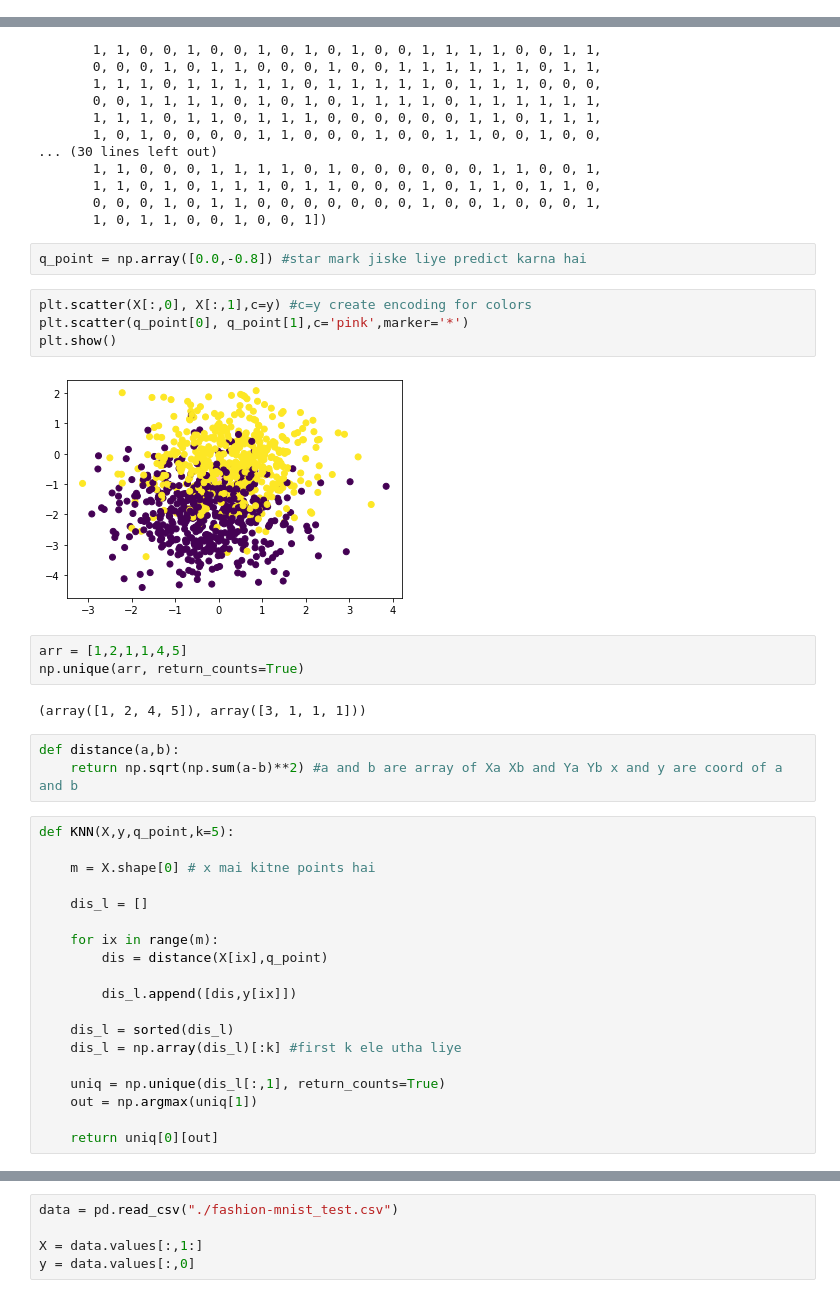
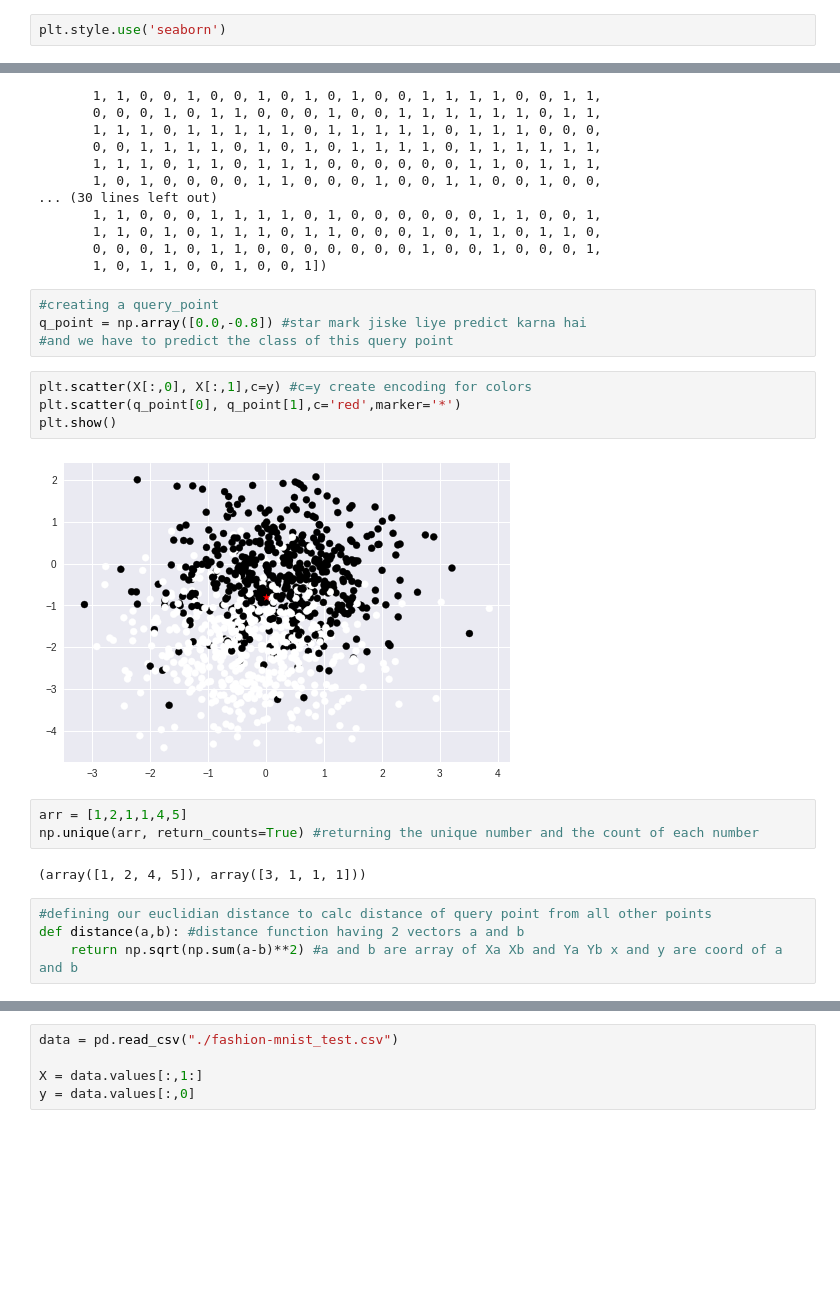
Before and after one commit to shreyakapoor08/ML-Practice, a Jupyter notebook: day3/KNN.ipynb, the cells around one changed output, grey strips where cells are left out. Cells and saved outputs as stored; diff of their text form; blank space fills up the shorter version.

```diff
--- a/day3/KNN.ipynb
+++ b/day3/KNN.ipynb
@@ -8,5 +8,7 @@ import numpy as np
 import matplotlib.pyplot as plt
 from sklearn.datasets import make_blobs #importing function make_blobs , it is like a data generator
 import pandas as pd
+# %%
+plt.style.use('seaborn')
 # %%
 X, y = make_blobs(n_samples=1000, n_features=2, center_box=(-2,2), centers=2, random_state=2)
@@ -37,37 +47,21 @@ array([1, 0, 0, 1, 1, 0, 1, 0, 1, 1, 0, 0, 0, 0, 1, 1, 1, 0, 0, 1, 1, 0,
        0, 0, 0, 1, 0, 1, 1, 0, 0, 0, 0, 0, 0, 0, 1, 0, 0, 1, 0, 0, 0, 1,
        1, 0, 1, 1, 0, 0, 1, 0, 0, 1])
 # %%
+#creating a query_point
 q_point = np.array([0.0,-0.8]) #star mark jiske liye predict karna hai
+#and we have to predict the class of this query point
 # %%
 plt.scatter(X[:,0], X[:,1],c=y) #c=y create encoding for colors
-plt.scatter(q_point[0], q_point[1],c='pink',marker='*')
+plt.scatter(q_point[0], q_point[1],c='red',marker='*')
 plt.show()
 # %% [output]
-[figure, old version]
+[figure, new version]
 # %%
 arr = [1,2,1,1,4,5]
-np.unique(arr, return_counts=True)
+np.unique(arr, return_counts=True) #returning the unique number and the count of each number
 # %% [output]
 (array([1, 2, 4, 5]), array([3, 1, 1, 1]))
 # %%
-def distance(a,b):
+#defining our euclidian distance to calc distance of query point from all other points
+def distance(a,b): #distance function having 2 vectors a and b
     return np.sqrt(np.sum(a-b)**2) #a and b are array of Xa Xb and Ya Yb x and y are coord of a and b
-# %%
-def KNN(X,y,q_point,k=5):
-
-    m = X.shape[0] # x mai kitne points hai
-
-    dis_l = []
-
-    for ix in range(m):
-        dis = distance(X[ix],q_point)
-
-        dis_l.append([dis,y[ix]])
-
-    dis_l = sorted(dis_l)
-    dis_l = np.array(dis_l)[:k] #first k ele utha liye
-
-    uniq = np.unique(dis_l[:,1], return_counts=True)
-    out = np.argmax(uniq[1])
-
-    return uniq[0][out]
```
Also changed, not shown: parts of 7 cells of this notebook, 4 other files.
